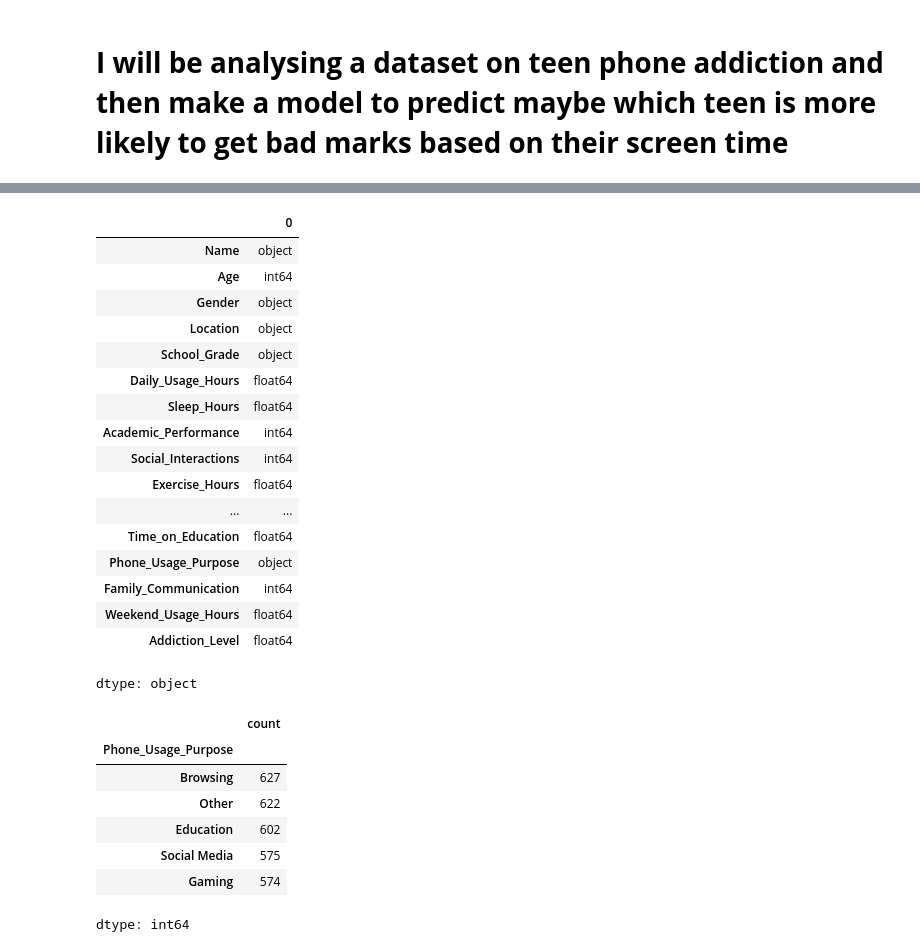
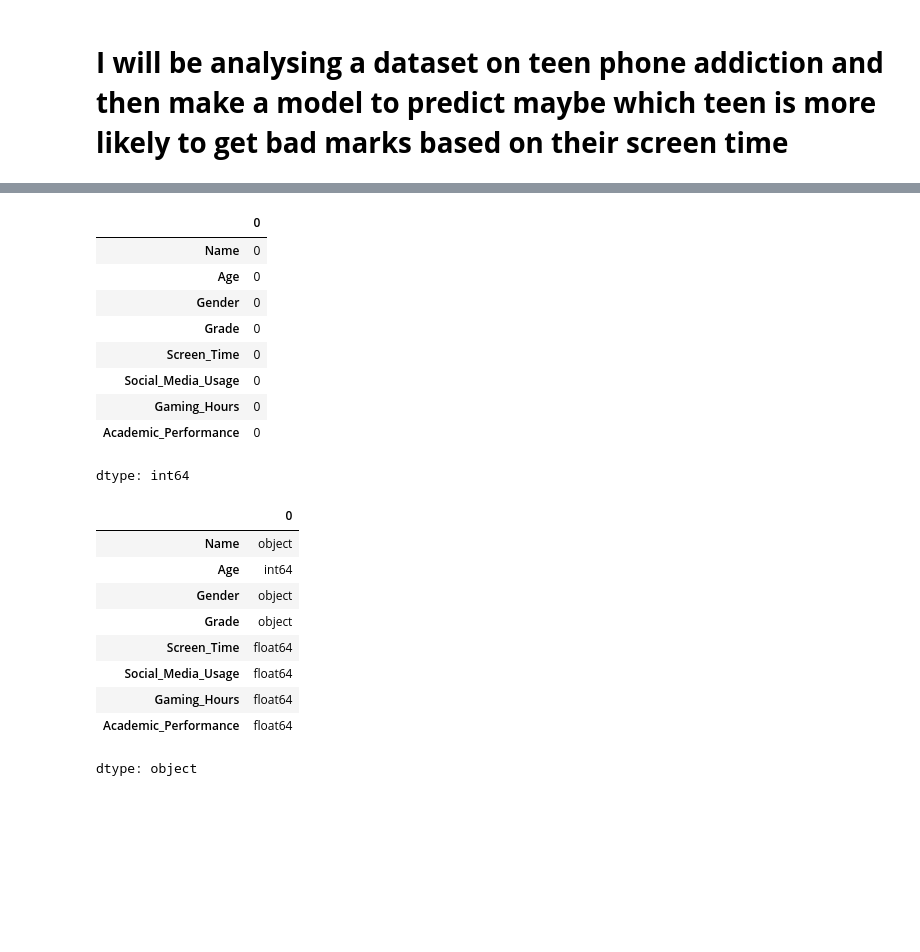
Before and after one commit to kanishkraj-ops/Machine-Learning, a Jupyter notebook: Teen_Phone_Addiction.ipynb, the cells around one changed output, grey strips where cells are left out. Cells and saved outputs as stored; diff of their text form; code cells hidden in the pictures; blank space fills up the shorter version.

```diff
--- a/Teen_Phone_Addiction.ipynb
+++ b/Teen_Phone_Addiction.ipynb
@@ -3,13 +3,13 @@
 # %% [markdown]
 # **I will be analysing a dataset on teen phone addiction and then make a model to predict maybe which teen is more likely to get bad marks based on their screen time**
 # %%
-#Importing the necessary libraries
+#lets import required libraries and dataset
 import pandas as pd
 import numpy as np
 import matplotlib.pyplot as plt
+import seaborn as sns
 
-#importing the dataset
-teen_phone_addiction = pd.read_csv('teen_phone_addiction.csv')
-teen_phone_addiction = teen_phone_addiction.drop("ID", axis=1)#we dont want that id column
-teen_phone_addiction.head()
+#dataset
+teens = pd.read_csv('teen_phone_addiction_dataset.csv')
+teens.head()
 # %% [output]
@@ -47,33 +52,26 @@ teen_phone_addiction.describe()
+# %%
+teens.isna().sum()
+# %% [output]
+|  | 0 |
+| Name | 0 |
+| Age | 0 |
+| Gender | 0 |
+| Grade | 0 |
+| Screen_Time | 0 |
+| Social_Media_Usage | 0 |
+| Gaming_Hours | 0 |
+| Academic_Performance | 0 |
+dtype: int64
 # %%
-teen_phone_addiction.dtypes
+teens.dtypes
 # %% [output]
 |  | 0 |
 | Name | object |
 | Age | int64 |
 | Gender | object |
-| Location | object |
-| School_Grade | object |
-| Daily_Usage_Hours | float64 |
-| Sleep_Hours | float64 |
-| Academic_Performance | int64 |
-| Social_Interactions | int64 |
-| Exercise_Hours | float64 |
-| ... | ... |
-| Time_on_Education | float64 |
-| Phone_Usage_Purpose | object |
-| Family_Communication | int64 |
-| Weekend_Usage_Hours | float64 |
-| Addiction_Level | float64 |
+| Grade | object |
+| Screen_Time | float64 |
+| Social_Media_Usage | float64 |
+| Gaming_Hours | float64 |
+| Academic_Performance | float64 |
 dtype: object
-# %%
-teen_phone_addiction["Phone_Usage_Purpose"].value_counts()
-#I think we can drop this column too
-# %% [output]
-|  | count |
-| Phone_Usage_Purpose |  |
-| Browsing | 627 |
-| Other | 622 |
-| Education | 602 |
-| Social Media | 575 |
-| Gaming | 574 |
-dtype: int64
```
Also changed, not shown: parts of 17 cells of this notebook.
